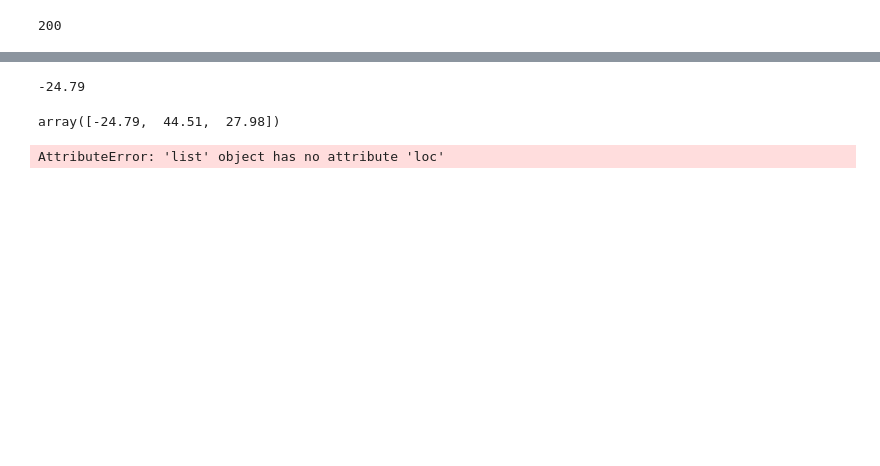
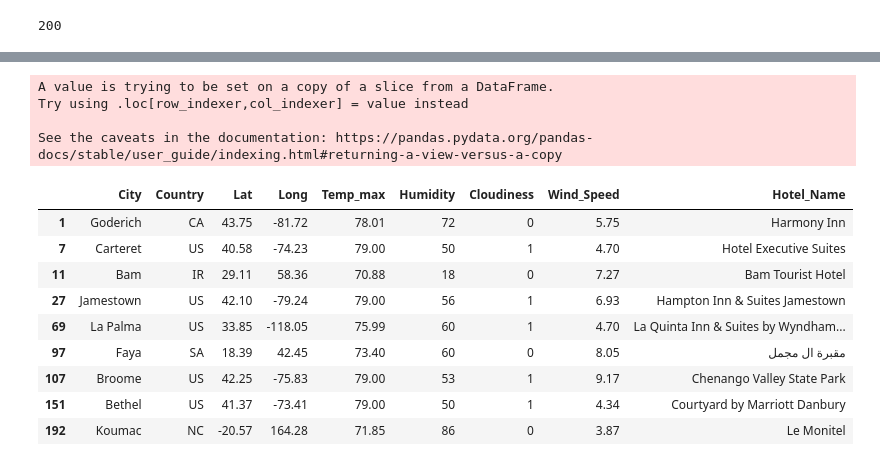
Before and after one commit to DMVance/python-api-challenge, a Jupyter notebook: VacationPy/VacationPy.ipynb, the cells around one changed output, grey strips where cells are left out. Drawn from its saved outputs; the diff is of its cells as text; code cells hidden in the pictures; blank space fills up the shorter version.

```diff
--- a/VacationPy/VacationPy.ipynb
+++ b/VacationPy/VacationPy.ipynb
@@ -208,39 +207,39 @@ cities_results[0]
  'cod': 200}
-# %%
-hotel_df["Lat"].values[0]
-# %% [output]
--24.79
-# %%
-hotel_df["Lat"].values
-# %% [output]
-array([-24.79,  44.51,  27.98])
 # %%
+for i in hotel_df.index:
 
-for city in hotel_df:
+    lat = hotel_df.loc[i, "Lat"]
 
-# r = requests.get("https://maps.googleapis.com/maps/api/geocode/json", params={
-#     "address": "University of Texas",
-#     "key": "your key"
-# })
-
-# data = r.json()
-
-# lat = data["results"][0]["geometry"]["location"]["lat"]
-
-# lng = data["results"][0]["geometry"]["location"]["lng"]
-
-    lat = hotel_df.loc[hotel_df["City"] == cities_results["name"]]
-    lng = cities_results.loc[cities_results["name"] == hotel_df["City"]]["coord"]["lon"]
-    hotel_df["Lat"].values[0]
+    lng = hotel_df.loc[i, "Long"]
 
     lat_lng_str = str(lat) + "," + str(lng)
 
-    r = requests.get("https://maps.googleapis.com/maps/api/place/nearbysearch/json", params={
-        "location": lat_lng_str,
-        "radius": 5000,
-        "type": "restaurant",
-        "key": "g_key"
-    })
-#     hotel_df["Hotel_Name"] = r
+    try:
+        r = requests.get(
+            "https://maps.googleapis.com/maps/api/place/nearbysearch/json",
+            params={
+                "location": lat_lng_str,
+                "radius": 5000,
+                "type": "lodging",
+                "key": g_key,
+            },
+        )
+        hotel_df.loc[i, "Hotel_Name"] = r.json()["results"][0]["name"]
+    except:
+        pass
+hotel_df
 # %% [output]
-AttributeError: 'list' object has no attribute 'loc'
+A value is trying to be set on a copy of a slice from a DataFrame.
+Try using .loc[row_indexer,col_indexer] = value instead
+
+See the caveats in the documentation: https://pandas.pydata.org/pandas-docs/stable/user_guide/indexing.html#returning-a-view-versus-a-copy
+|  | City | Country | Lat | Long | Temp_max | Humidity | Cloudiness | Wind_Speed | Hotel_Name |
+| 1 | Goderich | CA | 43.75 | -81.72 | 78.01 | 72 | 0 | 5.75 | Harmony Inn |
+| 7 | Carteret | US | 40.58 | -74.23 | 79.00 | 50 | 1 | 4.70 | Hotel Executive Suites |
+| 11 | Bam | IR | 29.11 | 58.36 | 70.88 | 18 | 0 | 7.27 | Bam Tourist Hotel |
+| 27 | Jamestown | US | 42.10 | -79.24 | 79.00 | 56 | 1 | 6.93 | Hampton Inn & Suites Jamestown |
+| 69 | La Palma | US | 33.85 | -118.05 | 75.99 | 60 | 1 | 4.70 | La Quinta Inn & Suites by Wyndham... |
+| 97 | Faya | SA | 18.39 | 42.45 | 73.40 | 60 | 0 | 8.05 | مقبرة ال مجمل |
+| 107 | Broome | US | 42.25 | -75.83 | 79.00 | 53 | 1 | 9.17 | Chenango Valley State Park |
+| 151 | Bethel | US | 41.37 | -73.41 | 79.00 | 50 | 1 | 4.34 | Courtyard by Marriott Danbury |
+| 192 | Koumac | NC | -20.57 | 164.28 | 71.85 | 86 | 0 | 3.87 | Le Monitel |
```
Also changed, not shown: parts of 18 cells of this notebook.
